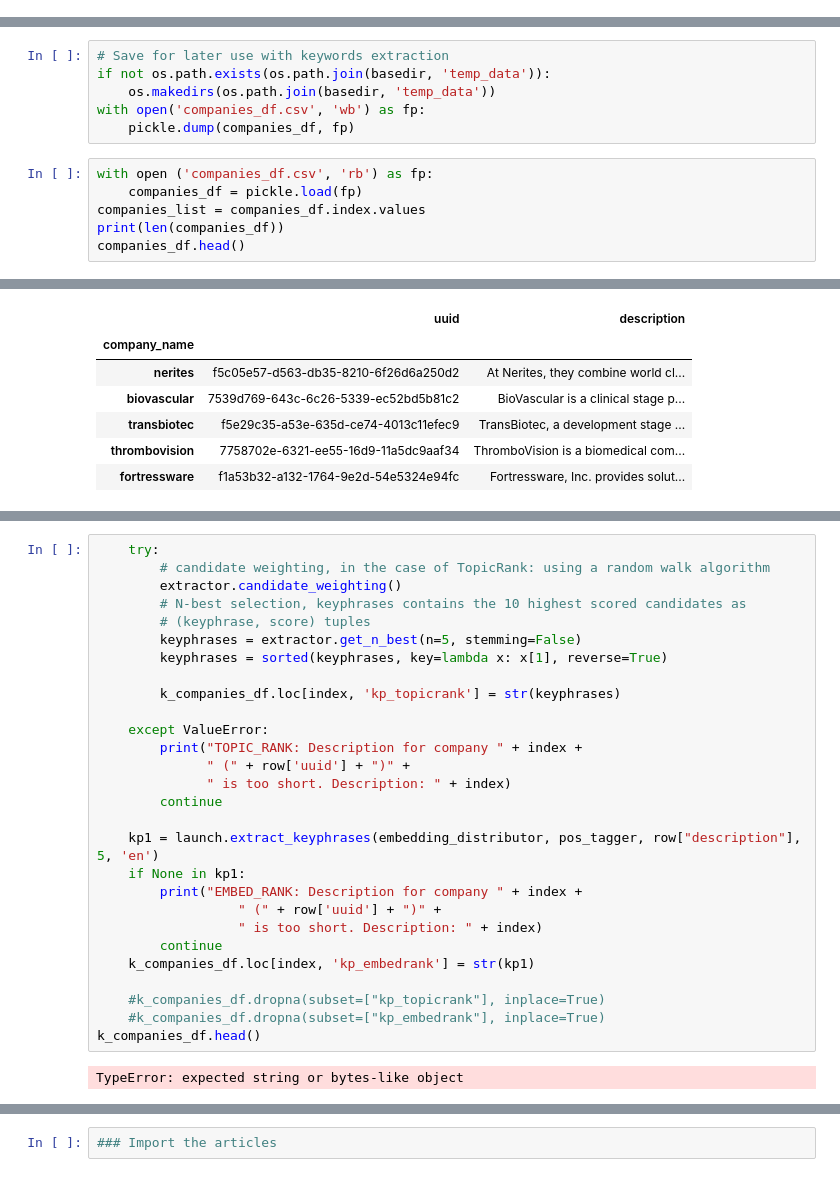
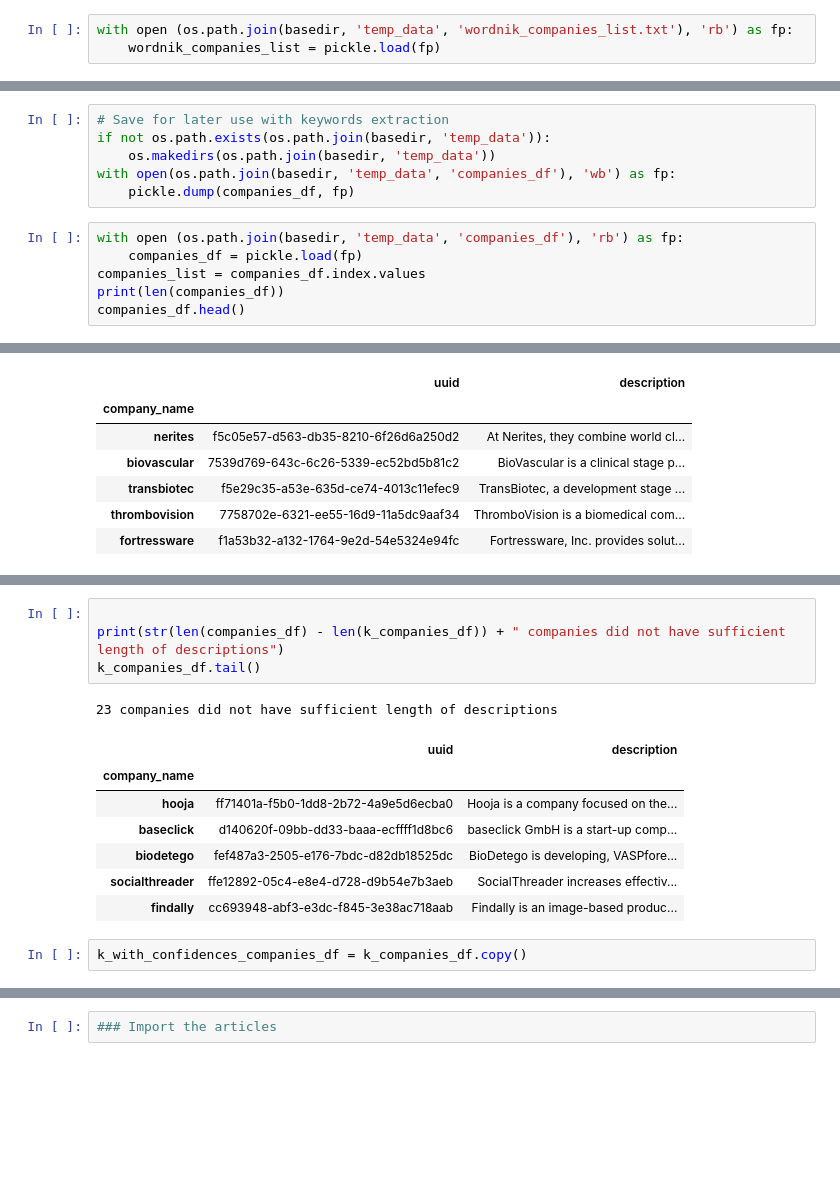
Before and after one commit to vyacheslavov/ma_code, a Jupyter notebook: data_cleaning.ipynb, the cells around one changed output, grey strips where cells are left out. Saved outputs shown, nothing was run; the diff lists cells and outputs as text; blank space fills up the shorter version.

```diff
--- a/data_cleaning.ipynb
+++ b/data_cleaning.ipynb
@@ -165,3 +163,6 @@ with open ('wordnik_companies_list.txt', 'rb') as fp:
+# %%
+with open (os.path.join(basedir, 'temp_data', 'wordnik_companies_list.txt'), 'rb') as fp:
+    wordnik_companies_list = pickle.load(fp)
 # %%
 # Tries to separate a name string into multiple words and if succeeds gets rid of the company (a lot of false positives)
 # companies_list = [company for company in companies_list if len(wordninja.split(company.lower())) < 2]
@@ -206,10 +207,10 @@ print(len(companies_df))
 # Save for later use with keywords extraction
 if not os.path.exists(os.path.join(basedir, 'temp_data')):
     os.makedirs(os.path.join(basedir, 'temp_data'))
-with open('companies_df.csv', 'wb') as fp:
+with open(os.path.join(basedir, 'temp_data', 'companies_df'), 'wb') as fp:
     pickle.dump(companies_df, fp)
 # %%
-with open ('companies_df.csv', 'rb') as fp:
+with open (os.path.join(basedir, 'temp_data', 'companies_df'), 'rb') as fp:
     companies_df = pickle.load(fp)
 companies_list = companies_df.index.values
 print(len(companies_df))
@@ -277,30 +374,15 @@ TypeError: expected string or bytes-like object
-# %%
-    try:
-        # candidate weighting, in the case of TopicRank: using a random walk algorithm
-        extractor.candidate_weighting()
-        # N-best selection, keyphrases contains the 10 highest scored candidates as
-        # (keyphrase, score) tuples
-        keyphrases = extractor.get_n_best(n=5, stemming=False)
-        keyphrases = sorted(keyphrases, key=lambda x: x[1], reverse=True)
-
-        k_companies_df.loc[index, 'kp_topicrank'] = str(keyphrases)
-
-    except ValueError:
-        print("TOPIC_RANK: Description for company " + index +
-              " (" + row['uuid'] + ")" +
-              " is too short. Description: " + index)
-        continue
-
-    kp1 = launch.extract_keyphrases(embedding_distributor, pos_tagger, row["description"], 5, 'en')
-    if None in kp1:
-        print("EMBED_RANK: Description for company " + index +
-                  " (" + row['uuid'] + ")" +
-                  " is too short. Description: " + index)
-        continue
-    k_companies_df.loc[index, 'kp_embedrank'] = str(kp1)
-
-    #k_companies_df.dropna(subset=["kp_topicrank"], inplace=True)
-    #k_companies_df.dropna(subset=["kp_embedrank"], inplace=True)
-k_companies_df.head()
-# %% [output]
-TypeError: expected string or bytes-like object
+# %%
+
+print(str(len(companies_df) - len(k_companies_df)) + " companies did not have sufficient length of descriptions")
+k_companies_df.tail()
+# %% [output]
+23 companies did not have sufficient length of descriptions
+|  | uuid | description |
+| company_name |  |  |
+| hooja | ff71401a-f5b0-1dd8-2b72-4a9e5d6ecba0 | Hooja is a company focused on the... |
+| baseclick | d140620f-09bb-dd33-baaa-ecffff1d8bc6 | baseclick GmbH is a start-up comp... |
+| biodetego | fef487a3-2505-e176-7bdc-d82db18525dc | BioDetego is developing, VASPfore... |
+| socialthreader | ffe12892-05c4-e8e4-d728-d9b54e7b3aeb | SocialThreader increases effectiv... |
+| findally | cc693948-abf3-e3dc-f845-3e38ac718aab | Findally is an image-based produc... |
+# %%
+k_with_confidences_companies_df = k_companies_df.copy()
```
Also changed, not shown: parts of 25 cells of this notebook, 6 other files.
